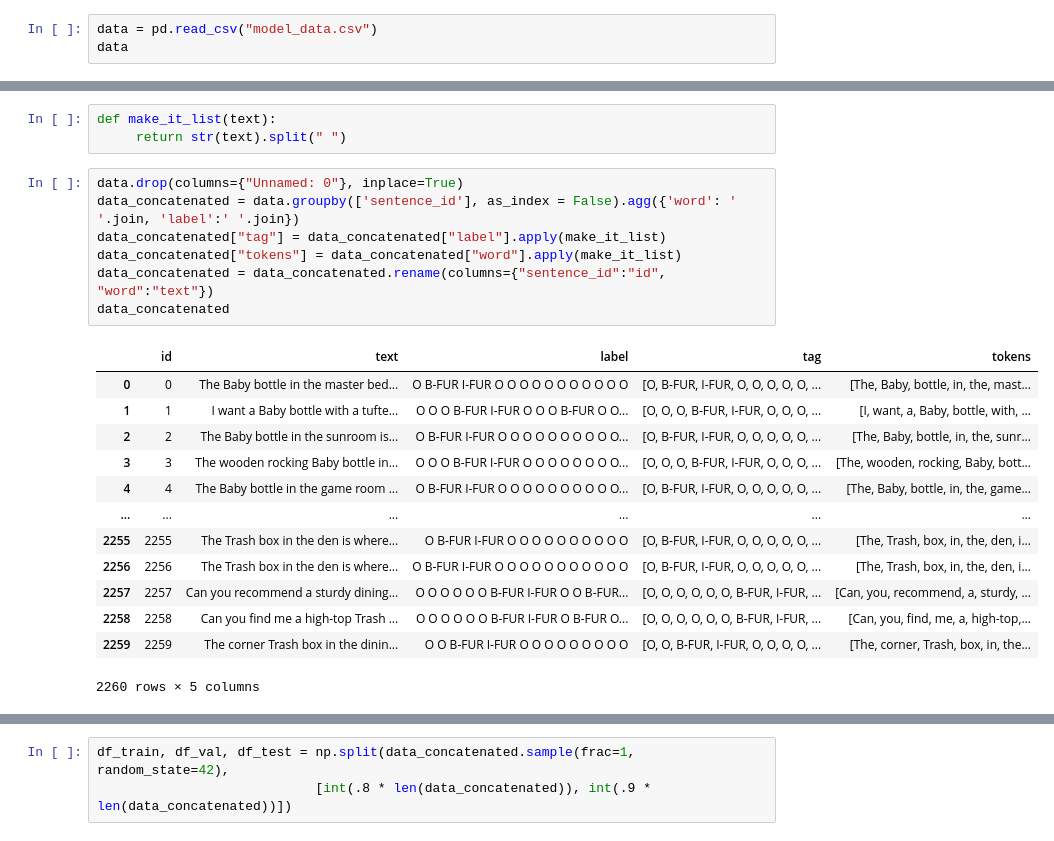
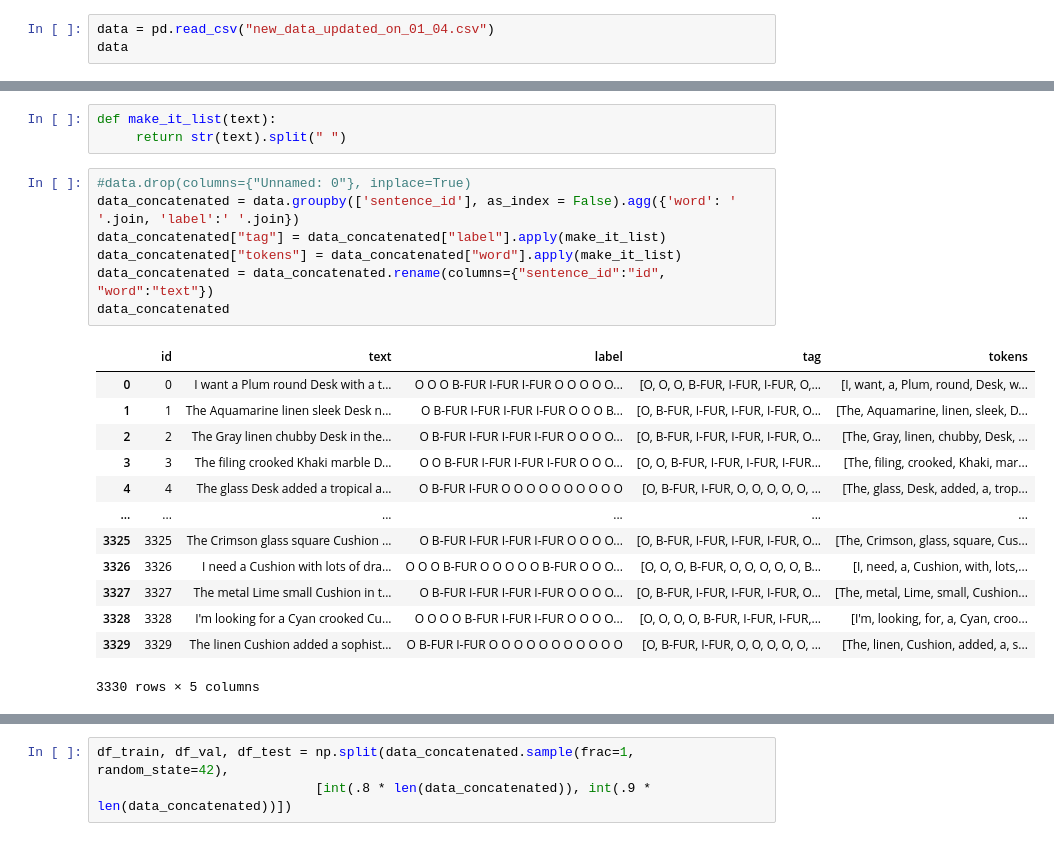
Before and after one commit to cansakiroglu/DesignIt, a Jupyter notebook: NLP/Furniture_Detection/furniture_ner_model.ipynb, the cells around one changed output, grey strips where cells are left out. Saved outputs shown, nothing was run; the diff lists cells and outputs as text.

```diff
--- a/NLP/Furniture_Detection/furniture_ner_model.ipynb
+++ b/NLP/Furniture_Detection/furniture_ner_model.ipynb
@@ -2,6 +2,6 @@
 import pandas as pd
 import numpy as np
 # %%
-data = pd.read_csv("model_data.csv")
+data = pd.read_csv("new_data_updated_on_01_04.csv")
 data
 # %% [output]
@@ -22,26 +22,26 @@ data
 def make_it_list(text):
      return str(text).split(" ")
 # %%
-data.drop(columns={"Unnamed: 0"}, inplace=True)
+#data.drop(columns={"Unnamed: 0"}, inplace=True)
 data_concatenated = data.groupby(['sentence_id'], as_index = False).agg({'word': ' '.join, 'label':' '.join})
 data_concatenated["tag"] = data_concatenated["label"].apply(make_it_list)
 data_concatenated["tokens"] = data_concatenated["word"].apply(make_it_list)
 data_concatenated = data_concatenated.rename(columns={"sentence_id":"id", "word":"text"})
 data_concatenated
 # %% [output]
 |  | id | text | label | tag | tokens |
-| 0 | 0 | The Baby bottle in the master bed... | O B-FUR I-FUR O O O O O O O O O O O | [O, B-FUR, I-FUR, O, O, O, O, O, ... | [The, Baby, bottle, in, the, mast... |
-| 1 | 1 | I want a Baby bottle with a tufte... | O O O B-FUR I-FUR O O O B-FUR O O... | [O, O, O, B-FUR, I-FUR, O, O, O, ... | [I, want, a, Baby, bottle, with, ... |
-| 2 | 2 | The Baby bottle in the sunroom is... | O B-FUR I-FUR O O O O O O O O O O... | [O, B-FUR, I-FUR, O, O, O, O, O, ... | [The, Baby, bottle, in, the, sunr... |
-| 3 | 3 | The wooden rocking Baby bottle in... | O O O B-FUR I-FUR O O O O O O O O... | [O, O, O, B-FUR, I-FUR, O, O, O, ... | [The, wooden, rocking, Baby, bott... |
-| 4 | 4 | The Baby bottle in the game room ... | O B-FUR I-FUR O O O O O O O O O O... | [O, B-FUR, I-FUR, O, O, O, O, O, ... | [The, Baby, bottle, in, the, game... |
+| 0 | 0 | I want a Plum round Desk with a t... | O O O B-FUR I-FUR I-FUR O O O O O... | [O, O, O, B-FUR, I-FUR, I-FUR, O,... | [I, want, a, Plum, round, Desk, w... |
+| 1 | 1 | The Aquamarine linen sleek Desk n... | O B-FUR I-FUR I-FUR I-FUR O O O B... | [O, B-FUR, I-FUR, I-FUR, I-FUR, O... | [The, Aquamarine, linen, sleek, D... |
+| 2 | 2 | The Gray linen chubby Desk in the... | O B-FUR I-FUR I-FUR I-FUR O O O O... | [O, B-FUR, I-FUR, I-FUR, I-FUR, O... | [The, Gray, linen, chubby, Desk, ... |
+| 3 | 3 | The filing crooked Khaki marble D... | O O B-FUR I-FUR I-FUR I-FUR O O O... | [O, O, B-FUR, I-FUR, I-FUR, I-FUR... | [The, filing, crooked, Khaki, mar... |
+| 4 | 4 | The glass Desk added a tropical a... | O B-FUR I-FUR O O O O O O O O O O | [O, B-FUR, I-FUR, O, O, O, O, O, ... | [The, glass, Desk, added, a, trop... |
 | ... | ... | ... | ... | ... | ... |
-| 2255 | 2255 | The Trash box in the den is where... | O B-FUR I-FUR O O O O O O O O O O | [O, B-FUR, I-FUR, O, O, O, O, O, ... | [The, Trash, box, in, the, den, i... |
-| 2256 | 2256 | The Trash box in the den is where... | O B-FUR I-FUR O O O O O O O O O O O | [O, B-FUR, I-FUR, O, O, O, O, O, ... | [The, Trash, box, in, the, den, i... |
-| 2257 | 2257 | Can you recommend a sturdy dining... | O O O O O O B-FUR I-FUR O O B-FUR... | [O, O, O, O, O, O, B-FUR, I-FUR, ... | [Can, you, recommend, a, sturdy, ... |
-| 2258 | 2258 | Can you find me a high-top Trash ... | O O O O O O B-FUR I-FUR O B-FUR O... | [O, O, O, O, O, O, B-FUR, I-FUR, ... | [Can, you, find, me, a, high-top,... |
-| 2259 | 2259 | The corner Trash box in the dinin... | O O B-FUR I-FUR O O O O O O O O O | [O, O, B-FUR, I-FUR, O, O, O, O, ... | [The, corner, Trash, box, in, the... |
+| 3325 | 3325 | The Crimson glass square Cushion ... | O B-FUR I-FUR I-FUR I-FUR O O O O... | [O, B-FUR, I-FUR, I-FUR, I-FUR, O... | [The, Crimson, glass, square, Cus... |
+| 3326 | 3326 | I need a Cushion with lots of dra... | O O O B-FUR O O O O O B-FUR O O O... | [O, O, O, B-FUR, O, O, O, O, O, B... | [I, need, a, Cushion, with, lots,... |
+| 3327 | 3327 | The metal Lime small Cushion in t... | O B-FUR I-FUR I-FUR I-FUR O O O O... | [O, B-FUR, I-FUR, I-FUR, I-FUR, O... | [The, metal, Lime, small, Cushion... |
+| 3328 | 3328 | I'm looking for a Cyan crooked Cu... | O O O O B-FUR I-FUR I-FUR O O O O... | [O, O, O, O, B-FUR, I-FUR, I-FUR,... | [I'm, looking, for, a, Cyan, croo... |
+| 3329 | 3329 | The linen Cushion added a sophist... | O B-FUR I-FUR O O O O O O O O O O O | [O, B-FUR, I-FUR, O, O, O, O, O, ... | [The, linen, Cushion, added, a, s... |
-2260 rows × 5 columns
+3330 rows × 5 columns
 # %%
 #o:0
 #b-fur:1
```
Also changed, not shown: parts of 18 cells of this notebook.
